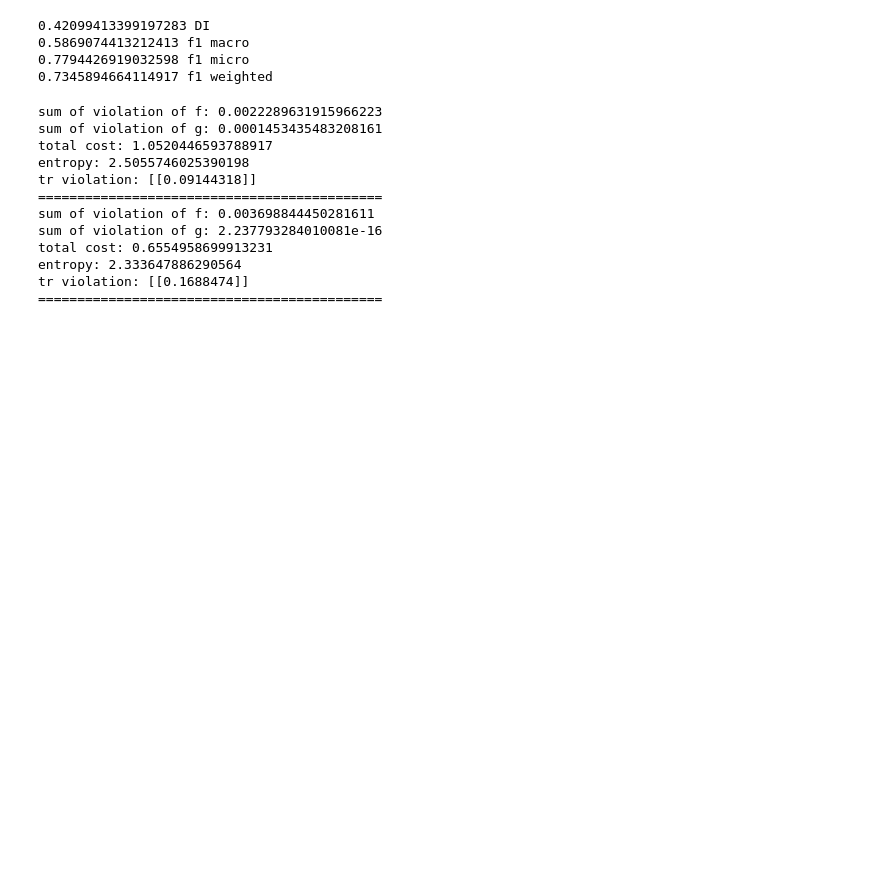
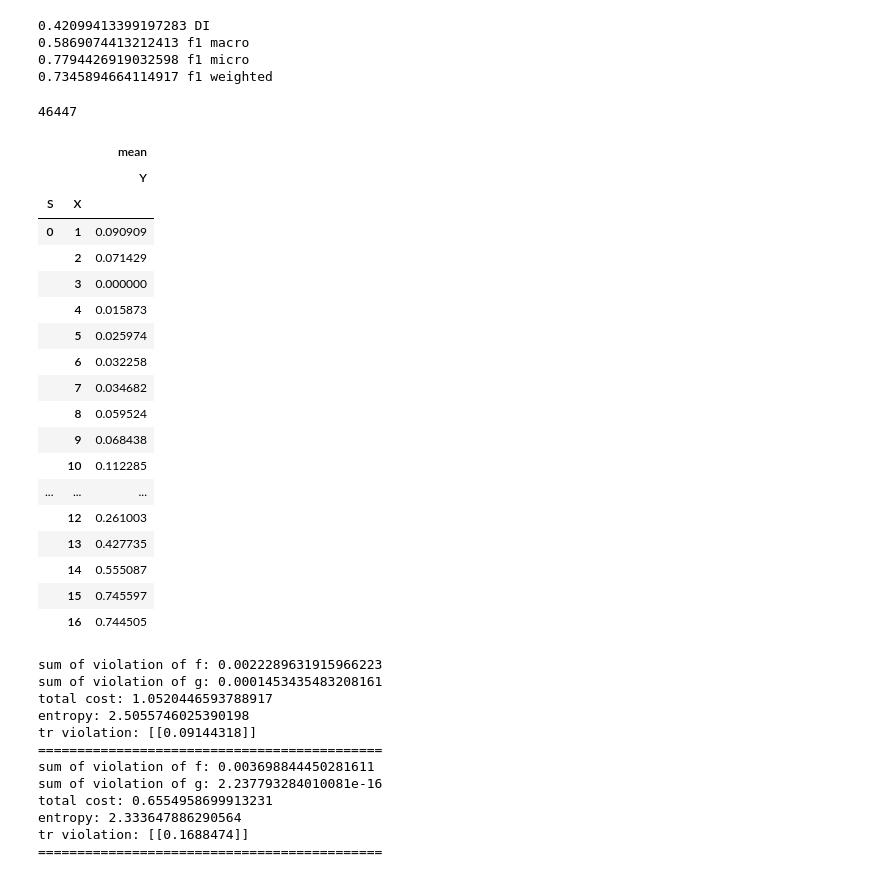
Before and after one commit to Quan-Zhou/OT_Debiasing, a Jupyter notebook: Dykstra_fromadult.ipynb, the cells around one changed output. Drawn from its saved outputs; the diff is of its cells as text; code cells hidden in the pictures; blank space fills up the shorter version.

```diff
--- a/Dykstra_fromadult.ipynb
+++ b/Dykstra_fromadult.ipynb
@@ -282,7 +282,7 @@ print(f1_score(y_test, y_pred, average='weighted'),'f1 weighted')
 0.7794426919032598 f1 micro
 0.7345894664114917 f1 weighted
 # %%
-messydata=pd.read_csv('C:/Users/zhouq/Documents/optimal_transport/adult_csv.csv',usecols=['race','education-num','class'],nrows=10000)
+messydata=pd.read_csv('C:/Users/zhouq/Documents/optimal_transport/adult_csv.csv',usecols=['race','education-num','class'])
 messydata=messydata[(messydata['race']=='White')|(messydata['race']=='Black')]
 messydata['race']=messydata['race'].astype('category')
 messydata['class']=messydata['class'].astype('category')
@@ -294,6 +294,35 @@ messydata['W']=1
 X=messydata[['X','S','W']].to_numpy()
 y=messydata['Y'].to_numpy()
 X_train, X_test, y_train, y_test = train_test_split(X, y, test_size=0.3, random_state=222)
+# %%
+len(messydata)
+# %% [output]
+46447
+# %%
+df=pd.DataFrame(np.concatenate((X_train,y_train.reshape(-1,1)), axis=1),columns=['X','S','W','Y'])
+x_range=np.arange(min(df['X']),max(df['X'])+1,1)
+# %%
+pd.pivot_table(df,index=['S','X'],values=['Y'],aggfunc=[np.mean])
+# %% [output]
+|  |  | mean |
+|  |  | Y |
+| S | X |  |
+| 0 | 1 | 0.090909 |
+|  | 2 | 0.071429 |
+|  | 3 | 0.000000 |
+|  | 4 | 0.015873 |
+|  | 5 | 0.025974 |
+|  | 6 | 0.032258 |
+|  | 7 | 0.034682 |
+|  | 8 | 0.059524 |
+|  | 9 | 0.068438 |
+|  | 10 | 0.112285 |
+| ... | ... | ... |
+|  | 12 | 0.261003 |
+|  | 13 | 0.427735 |
+|  | 14 | 0.555087 |
+|  | 15 | 0.745597 |
+|  | 16 | 0.744505 |
 # %%
 df=pd.DataFrame(np.concatenate((X_train,y_train.reshape(-1,1)), axis=1),columns=['X','S','W','Y'])
 x_range=np.arange(min(df['X']),max(df['X'])+1,1)
```
Also changed, not shown: parts of 4 cells of this notebook.
